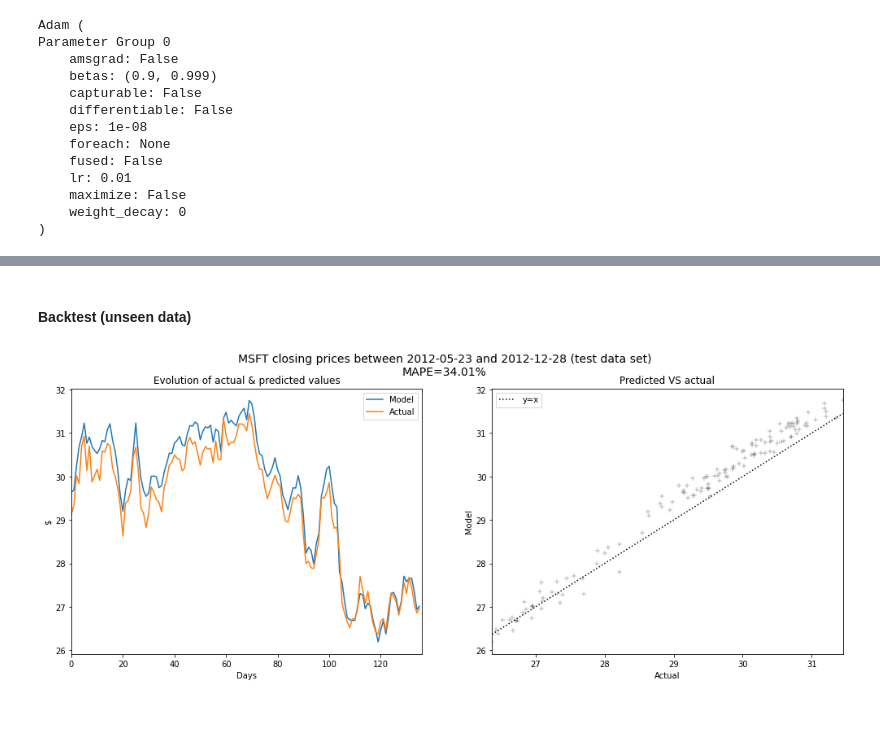
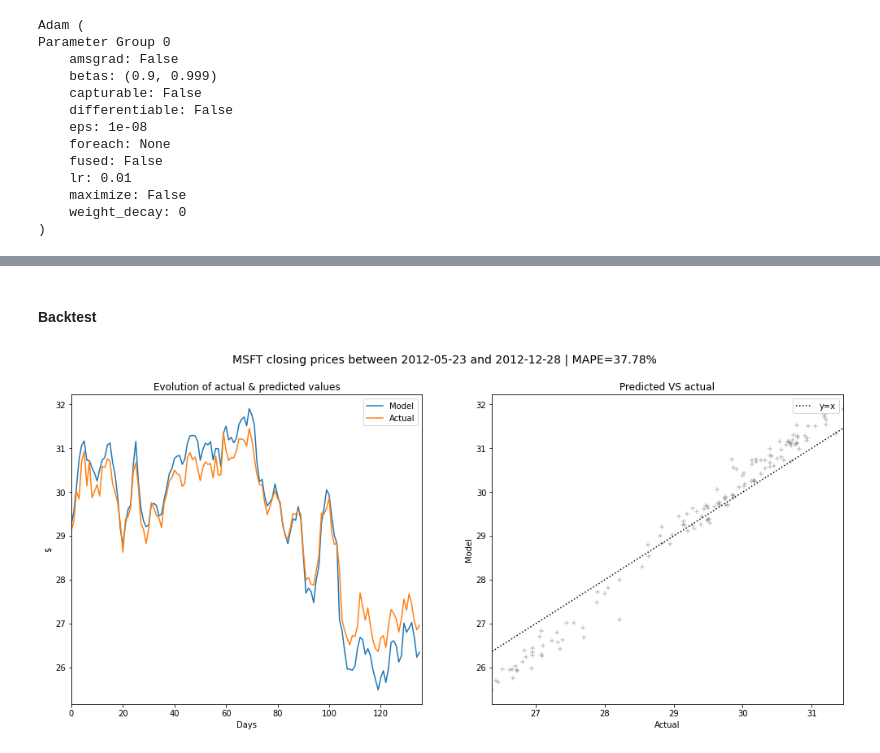
Before and after one commit to PeDiot/bayesian-neural-network-stock-prediction, a Jupyter notebook: notebook.ipynb, the cells around one changed output, grey strips where cells are left out. Drawn from its saved outputs; the diff is of its cells as text; code cells hidden in the pictures; blank space fills up the shorter version.

Commit message:
run bayesian nn on MSFT data.

```diff
--- a/notebook.ipynb
+++ b/notebook.ipynb
@@ -436,2 +170,2 @@ ax.set_title("Average weighted loss through epochs");
 # %% [markdown]
-#### Backtest (unseen data)
+#### Backtest
@@ -456,47 +172,6 @@ def create_backtest_dataset(model: Sequential, data: Data) -> Tuple:
 # %%
-df_backtest, test_mape = create_backtest_dataset(model, data)
+df_backtest, mape = create_backtest_dataset(model, data, training=False)
-# %%
-def backtest_plot(
-    df_backtest: DataFrame,
-    mape: float,
-    test_period: str,
-    plot_dims: Tuple=(17, 6)):
-    """Description.
-    Visualize model"s performance: actual vs predicted prices & MAPE."""
-
-    start_date, end_date = test_period
-
-    fig, axes = plt.subplots(ncols=2, figsize=plot_dims)
-    fig.suptitle(f"{ticker} closing prices between {start_date} and {end_date} (test data set)\nMAPE={mape}%", size=14)
-
-    sns.lineplot(data=df_backtest, x="Days", y="Model", label="Model", ax=axes[0])
-    sns.lineplot(data=df_backtest, x="Days", y="Actual", label="Actual", ax=axes[0])
-
-    axes[0].set_xlim([0, df_backtest.shape[0]])
-    axes[0].set_ylabel("$")
-    axes[0].set_title("Evolution of actual & predicted values")
-
-    sns.scatterplot(
-        data=df_backtest,
-        x="Actual",
-        y="Model",
-        color="black",
-        alpha=.5,
-        marker="+",
-        ax=axes[1])
-
-    x_start = df_backtest["Actual"].min()
-    x_end = df_backtest["Actual"].max()
-    sns.lineplot(
-        x=[x_start, x_end],
-        y=[x_start, x_end],
-        color="black",
-        linestyle="dotted",
-        label="y=x")
-
-    axes[1].set_xlim([x_start, x_end])
-    axes[1].set_title("Predicted VS actual")
 # %%
-backtest_plot(df_backtest, test_mape, data.test_period)
+backtest_plot(ticker, df_backtest, mape, data.test_period)
 # %% [output]
-[figure, old version]
+[figure, new version]
```
Also changed, not shown: parts of 29 cells of this notebook.
